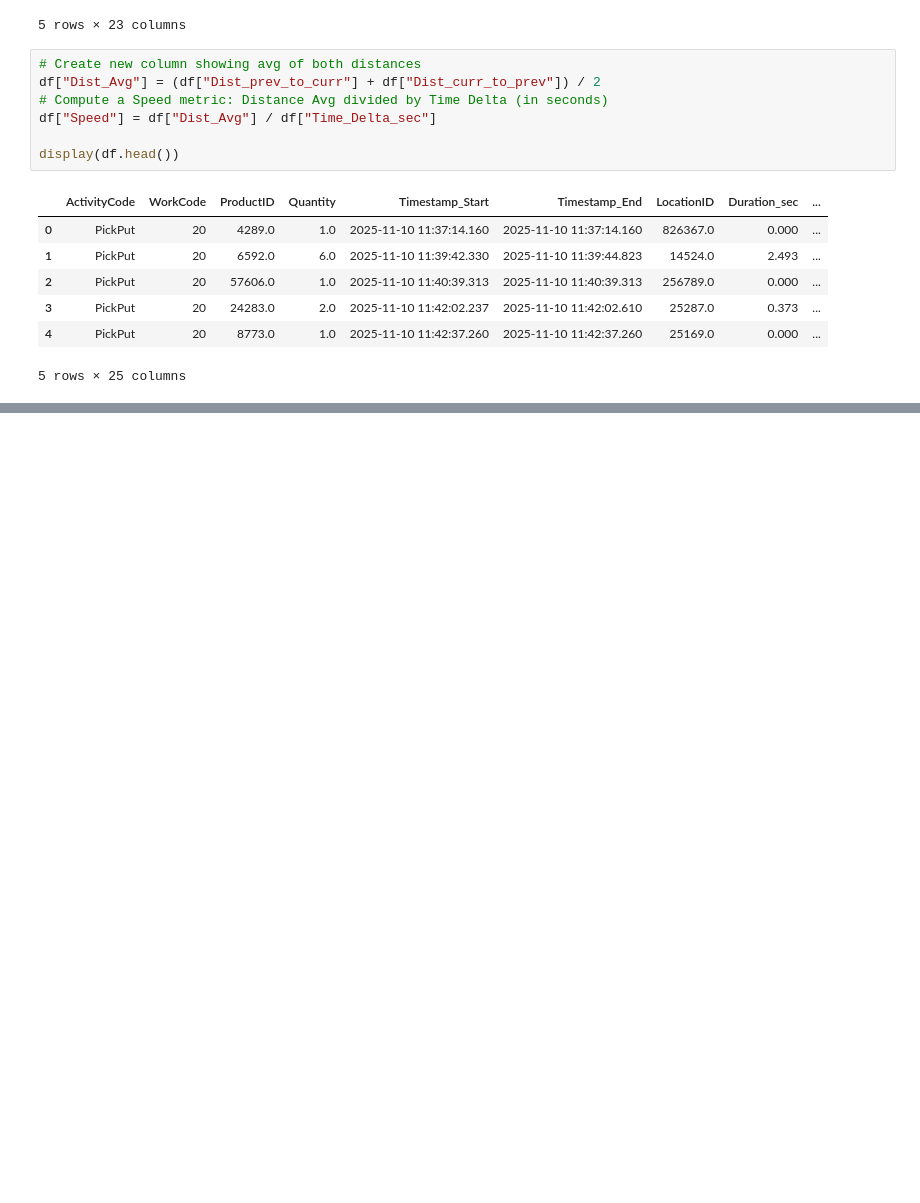
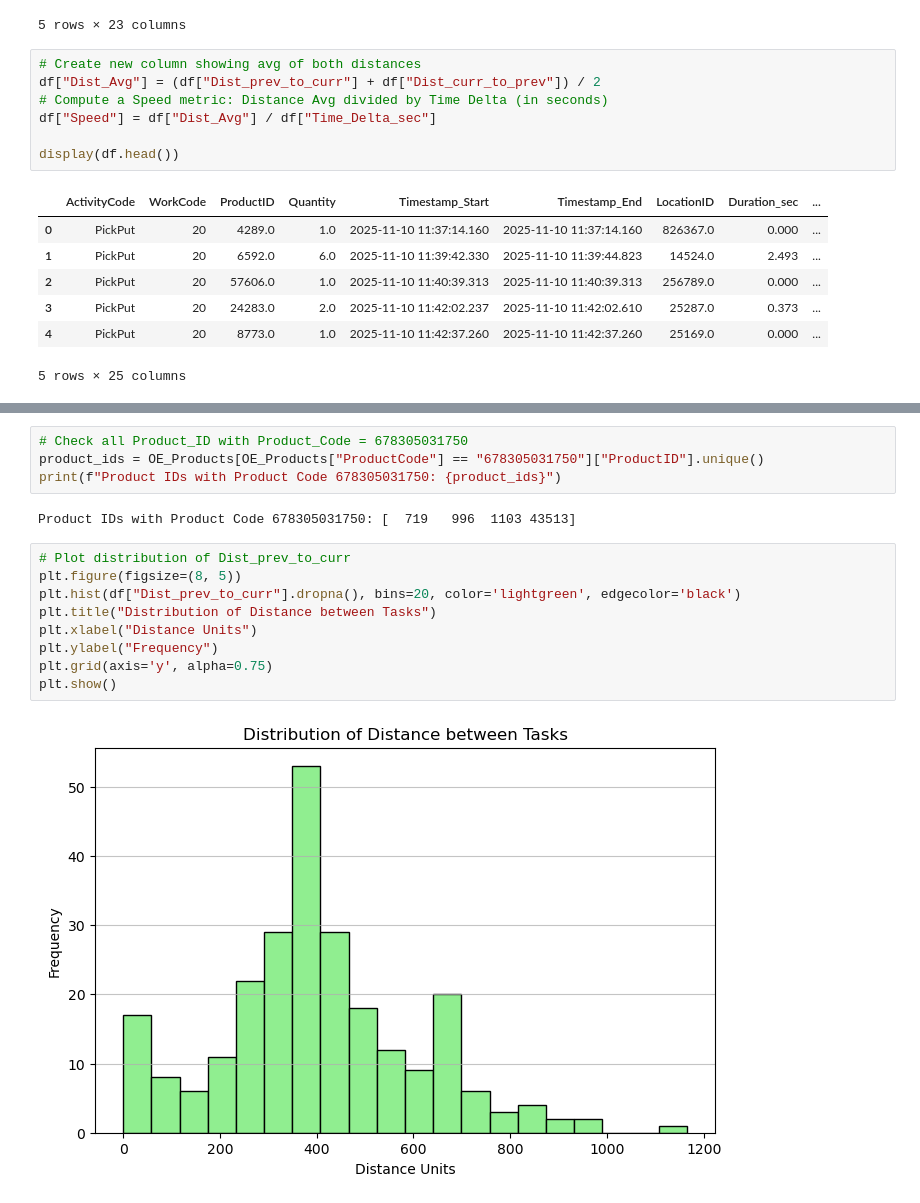
Before and after one commit to JiashenWangg/Lucas_Systems_Capstone_Project, a Jupyter notebook: EDA_Jiashen/eda_OE.ipynb, the cells around one changed output, grey strips where cells are left out. Cells and saved outputs as stored; diff of their text form; blank space fills up the shorter version.

```diff
--- a/EDA_Jiashen/eda_OE.ipynb
+++ b/EDA_Jiashen/eda_OE.ipynb
@@ -257,0 +310,17 @@ display(df.head())
+# %%
+# Check all Product_ID with Product_Code = 678305031750
+product_ids = OE_Products[OE_Products["ProductCode"] == "678305031750"]["ProductID"].unique()
+print(f"Product IDs with Product Code 678305031750: {product_ids}")
+# %% [output]
+Product IDs with Product Code 678305031750: [  719   996  1103 43513]
+# %%
+# Plot distribution of Dist_prev_to_curr
+plt.figure(figsize=(8, 5))
+plt.hist(df["Dist_prev_to_curr"].dropna(), bins=20, color='lightgreen', edgecolor='black')
+plt.title("Distribution of Distance between Tasks")
+plt.xlabel("Distance Units")
+plt.ylabel("Frequency")
+plt.grid(axis='y', alpha=0.75)
+plt.show()
+# %% [output]
+[figure, added]
```
Also changed, not shown: parts of 8 cells of this notebook.
